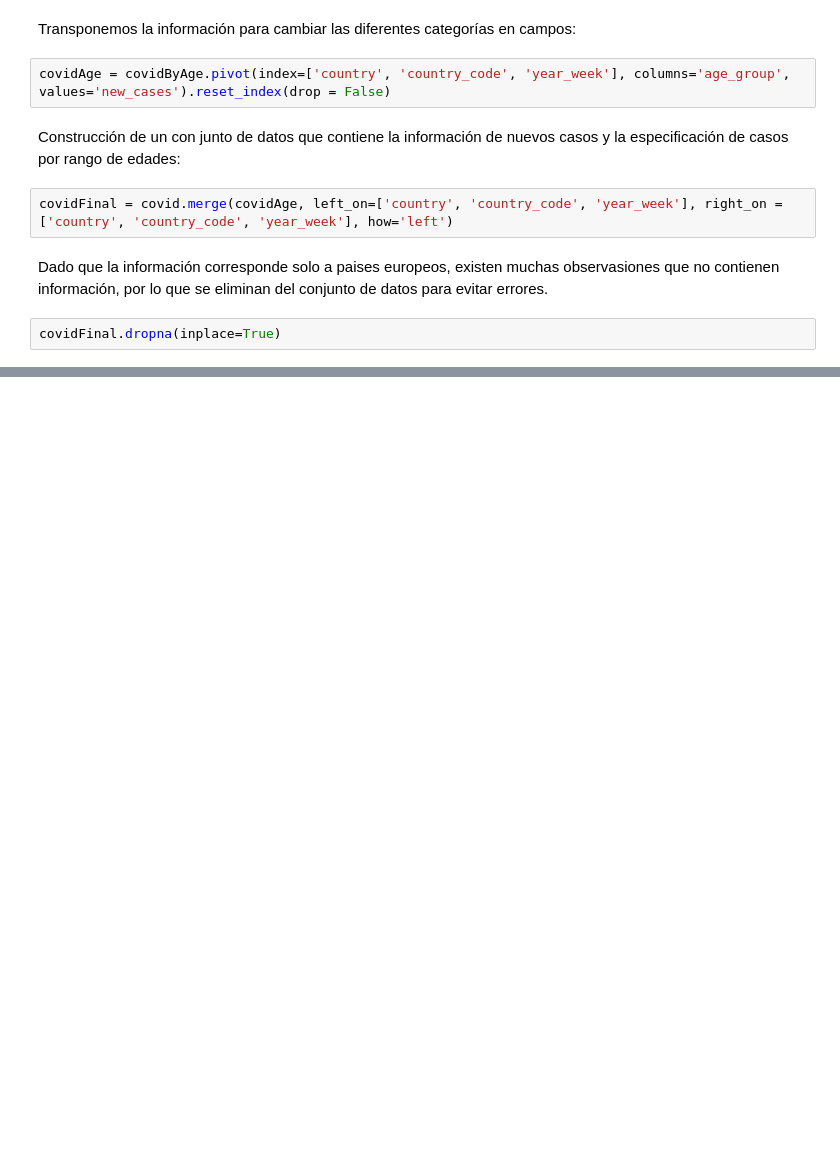
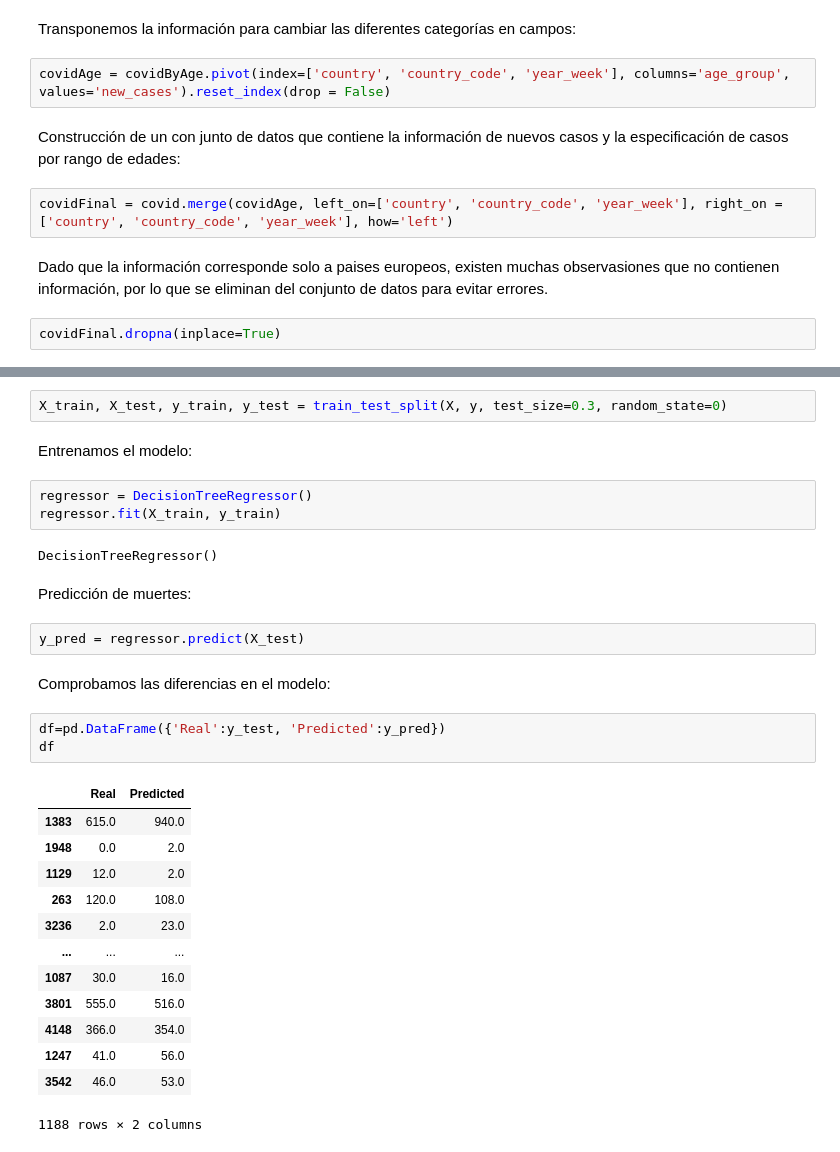
Before and after one commit to earandir/TecnicasIA, a Jupyter notebook: mexandatos06act2.ipynb, the cells around one changed output, grey strips where cells are left out. Drawn from its saved outputs; the diff is of its cells as text; blank space fills up the shorter version.

```diff
--- a/mexandatos06act2.ipynb
+++ b/mexandatos06act2.ipynb
@@ -286,0 +323,32 @@ lr
+# %%
+X_train, X_test, y_train, y_test = train_test_split(X, y, test_size=0.3, random_state=0)
+# %% [markdown]
+Entrenamos el modelo:
+# %%
+regressor = DecisionTreeRegressor()
+regressor.fit(X_train, y_train)
+# %% [output]
+DecisionTreeRegressor()
+# %% [markdown]
+Predicción de muertes:
+# %%
+y_pred = regressor.predict(X_test)
+# %% [markdown]
+Comprobamos las diferencias en el modelo:
+# %%
+df=pd.DataFrame({'Real':y_test, 'Predicted':y_pred})
+df
+# %% [output]
+|  | Real | Predicted |
+| 1383 | 615.0 | 940.0 |
+| 1948 | 0.0 | 2.0 |
+| 1129 | 12.0 | 2.0 |
+| 263 | 120.0 | 108.0 |
+| 3236 | 2.0 | 23.0 |
+| ... | ... | ... |
+| 1087 | 30.0 | 16.0 |
+| 3801 | 555.0 | 516.0 |
+| 4148 | 366.0 | 354.0 |
+| 1247 | 41.0 | 56.0 |
+| 3542 | 46.0 | 53.0 |
+1188 rows × 2 columns
```
Also changed, not shown: parts of 14 cells of this notebook.
